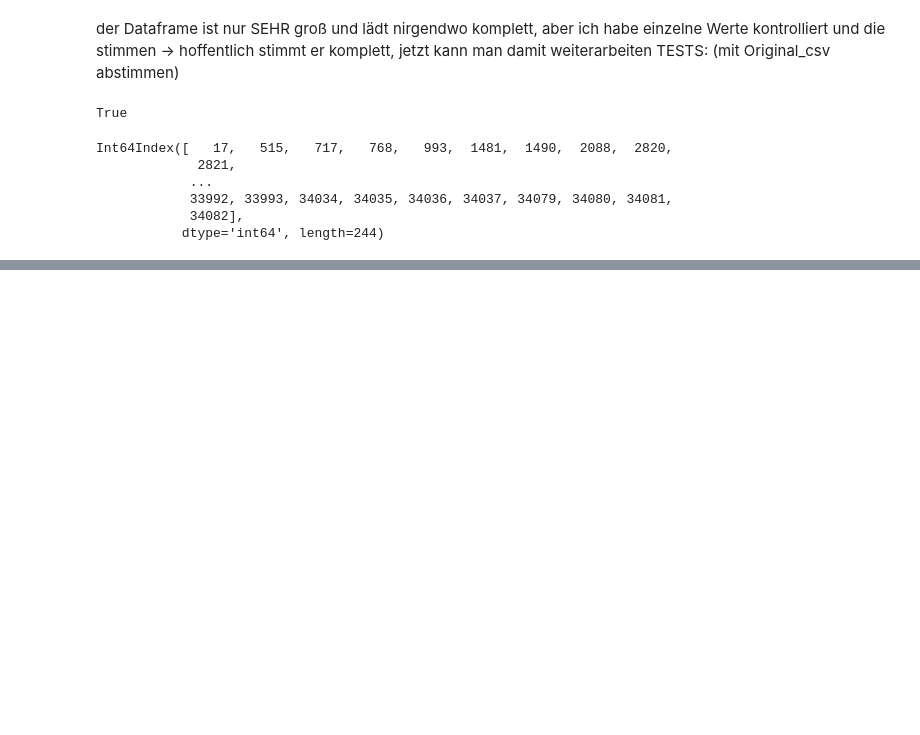
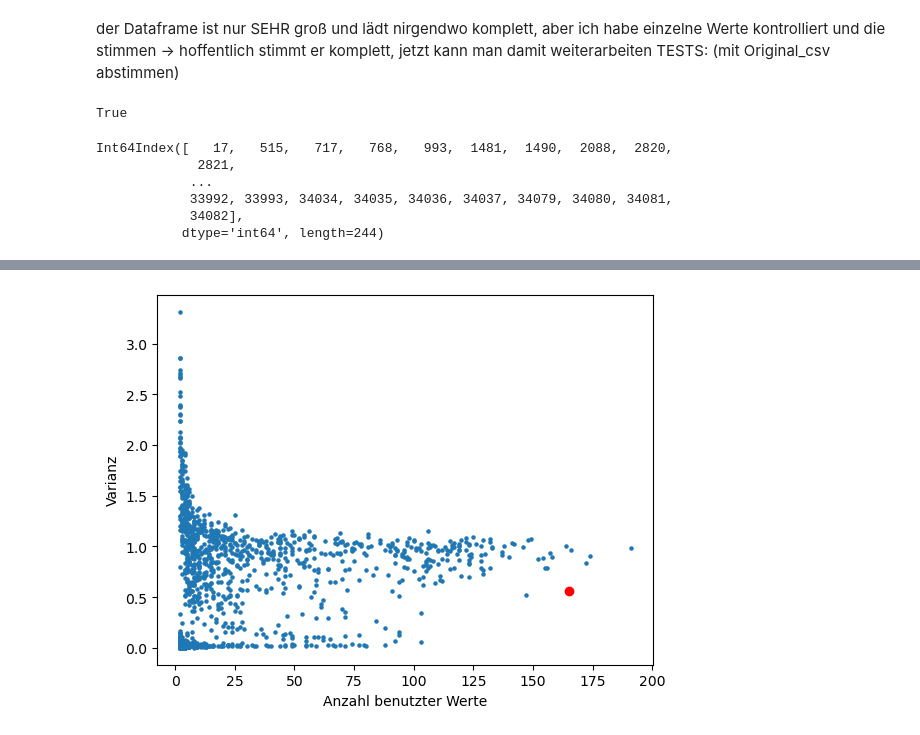
Before and after one commit to datascience-mobi-2023/topic02_team03, a Jupyter notebook: L_first_part_stabilizing_mutations.ipynb, the cells around one changed output, grey strips where cells are left out. Drawn from its saved outputs; the diff is of its cells as text; code cells hidden in the pictures; blank space fills up the shorter version.

```diff
--- a/L_first_part_stabilizing_mutations.ipynb
+++ b/L_first_part_stabilizing_mutations.ipynb
@@ -153,0 +339,44 @@ Int64Index([   17,   515,   717,   768,   993,  1481,  1490,  2088,  2820,
+# %%
+#nocmal für 4 muts
+
+variance_per_mutant_4_list = []
+
+for i in all_possible_mutations:
+    mut_count_fscore_4 = count_fscore_frame.loc[result_how_often[i] == True]
+    fscore_4_mut = mut_count_fscore_4['DMS_score'].loc[mut_count_fscore_4['mut_count'] == 4]
+    varianz_mut_4 = fscore_4_mut.var()
+    variance_per_mutant_4_list.append(varianz_mut_4)
+
+variance_per_mutant_4_series = pd.Series(variance_per_mutant_4_list, index=all_possible_mutations)
+variance_per_mutant_4_df = variance_per_mutant_4_series.to_frame()
+
+
+#rausfinden wie viele Daten wir jeweils haben zum berechnen
+how_many_for_variance_4 = []
+
+for i in all_possible_mutations:
+    mut_count_fscore_4 = count_fscore_frame.loc[result_how_often[i] == True]
+    fscore_4_mut = mut_count_fscore_4['DMS_score'].loc[mut_count_fscore_4['mut_count'] == 4]
+    wie_viel_jeweils_4 = len(fscore_4_mut)
+    how_many_for_variance_4.append(wie_viel_jeweils_4)
+
+how_many_for_variance_4 = pd.Series(how_many_for_variance_4, index=all_possible_mutations)
+how_many_for_variance_4_df = how_many_for_variance_4.to_frame()
+
+
+how_many_AND_variance_df_4 = pd.concat([how_many_for_variance_4_df, variance_per_mutant_4_df], axis = 1)
+how_many_AND_variance_df_4.columns = ['Anzahl benutzter Werte', 'Varianz']
+how_many_AND_variance_df_4 = how_many_AND_variance_df_4.dropna()
+how_many_AND_variance_df_4
+
+import matplotlib.pyplot as plt
+#scatter plot erstellen, mit benennungen
+plt.scatter(how_many_AND_variance_df_4['Anzahl benutzter Werte'],how_many_AND_variance_df_4['Varianz'], s = 5 )
+plt.xlabel('Anzahl benutzter Werte')
+plt.ylabel('Varianz')
+#die angeblich highest gerankte mut in rot färben
+plt.scatter(how_many_AND_variance_df_4['Anzahl benutzter Werte']['V163A'],how_many_AND_variance_df_4['Varianz']['V163A'], c='red')
+# Diagramm anzeigen
+plt.show()
+# %% [output]
+[figure, added]
```
Also changed, not shown: parts of 16 cells of this notebook.
